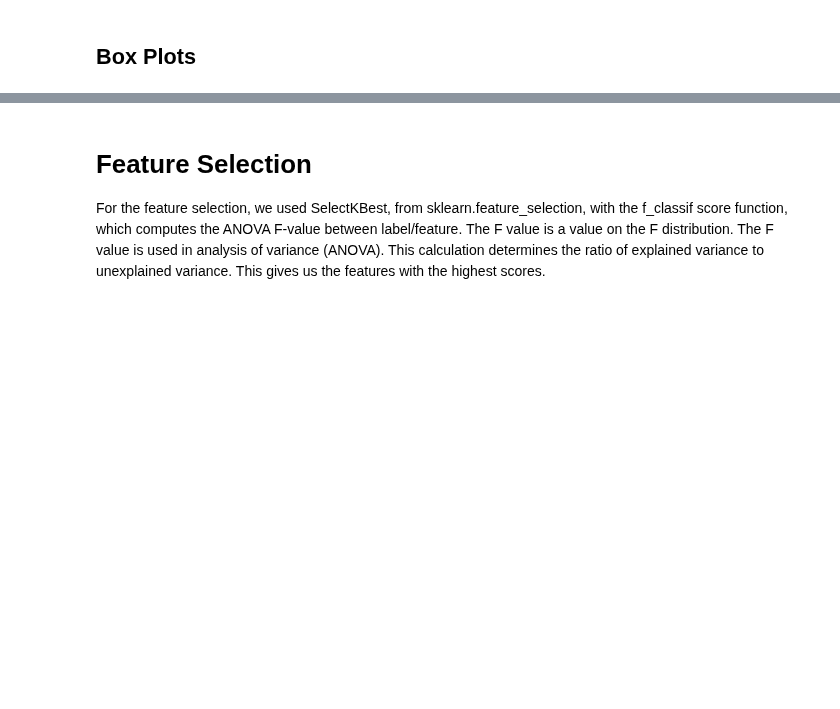
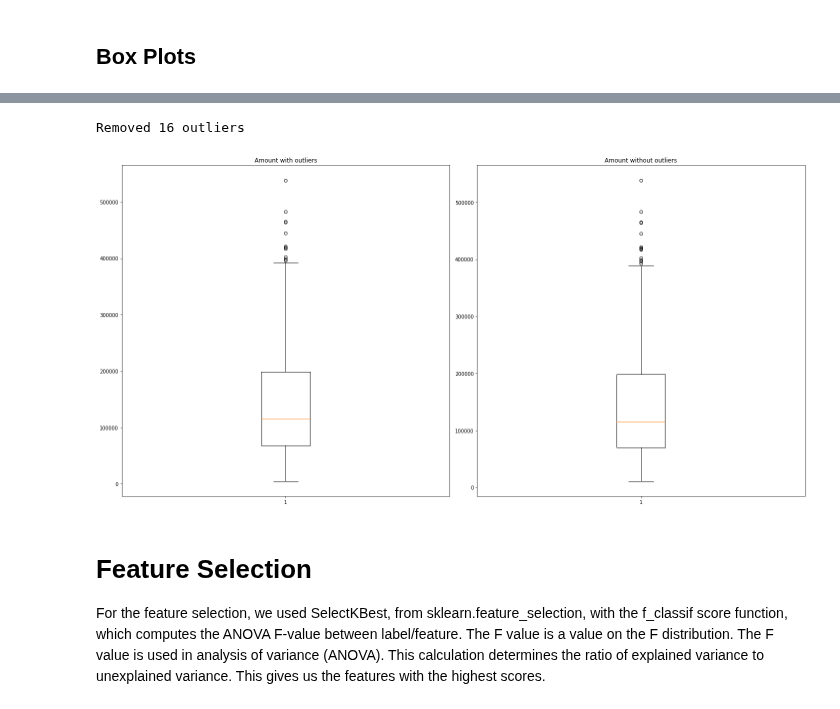
Before and after one commit to 2dukes/PROJ_AC_2122, a Jupyter notebook: dataProcessing.ipynb, the cells around one changed output, grey strips where cells are left out. Drawn from its saved outputs; the diff is of its cells as text; code cells hidden in the pictures; blank space fills up the shorter version.

```diff
--- a/dataProcessing.ipynb
+++ b/dataProcessing.ipynb
@@ -520,6 +494,29 @@ def remove_column_outliers_IQR(df, column):
 # rows_after = len(merged_data_train.index)
 
 # print(f"Removed {rows_before - rows_after} outliers")
+# %%
+figure, axis = plt.subplots(1, 2,figsize=(20,10))
+
+axis[0].boxplot(merged_data_train["amount"])
+axis[0].set_title("Amount with outliers")
+
+rows_before = len(merged_data_train.index)
+columns = ["amount", "payments", "last_balance", "no. of inhabitants"]
+for column in columns:
+     merged_data_train = remove_column_outliers_IQR(merged_data_train, column)
+rows_after = len(merged_data_train.index)
+print(f"Removed {rows_before - rows_after} outliers")
+
+axis[1].boxplot(merged_data_train["amount"])
+axis[1].set_title("Amount without outliers")
+
+plt.tight_layout()
+plt.show()
+
+#merged_data_train = remove_column_outliers_IQR(merged_data_train, "amount")
+# %% [output]
+Removed 16 outliers
+[figure, added]
 # %% [markdown]
 # Feature Selection
 
```
Also changed, not shown: parts of 5 cells of this notebook, 11 other files.
